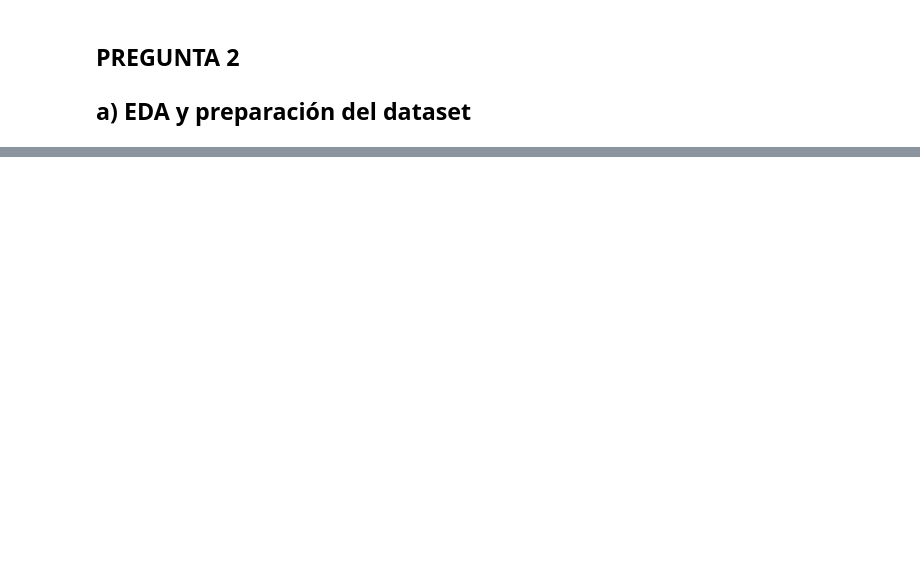
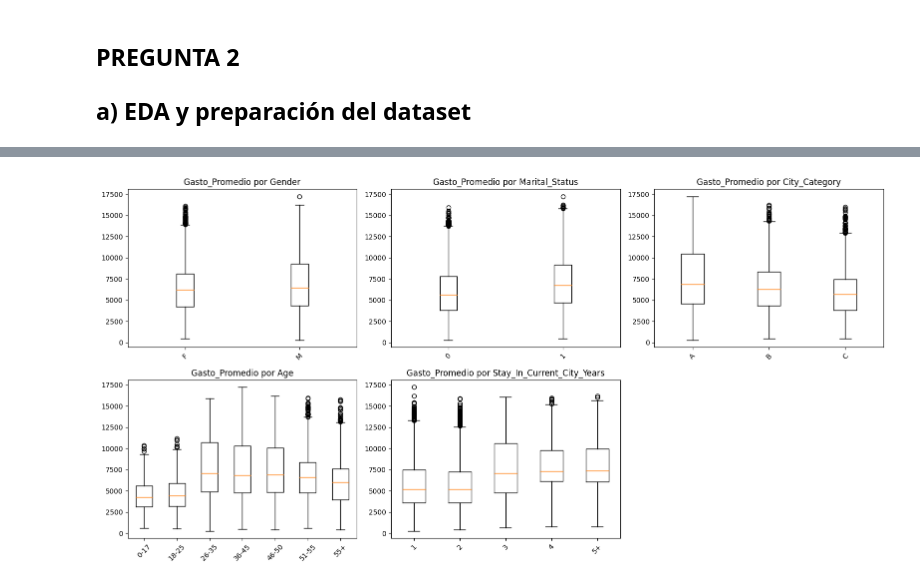
Before and after one commit to santiagoruizvt/AprendizajeProfundo-CEIA-RuizSantiago, a Jupyter notebook: TP1/RUIZ-SANTIAGO-TP1-Co25.ipynb, the cells around one changed output, grey strips where cells are left out. Saved outputs shown, nothing was run; the diff lists cells and outputs as text; code cells hidden in the pictures; blank space fills up the shorter version.

```diff
--- a/TP1/RUIZ-SANTIAGO-TP1-Co25.ipynb
+++ b/TP1/RUIZ-SANTIAGO-TP1-Co25.ipynb
@@ -629,0 +772,14 @@ Image(filename="trayectorias_1d.gif")
+# %%
+# --- Bloxplots por variable categórica ---
+fig, axes = plt.subplots(2, 3, figsize=(16, 8))
+cat_cols = ['Gender','Marital_Status','City_Category','Age','Stay_In_Current_City_Years']
+for ax, col in zip(axes.flat, cat_cols):
+    order = sorted(df_clientes[col].astype(str).unique())
+    data = [df_clientes[df_clientes[col].astype(str)==o]['Gasto_Promedio'] for o in order]
+    ax.boxplot(data, labels=order)
+    ax.set_title(f"Gasto_Promedio por {col}")
+    ax.tick_params(axis='x', rotation=45)
+axes.flat[-1].axis('off')
+plt.tight_layout()
+# %% [output]
+[figure, added]
```
Also changed, not shown: parts of 16 cells of this notebook.
